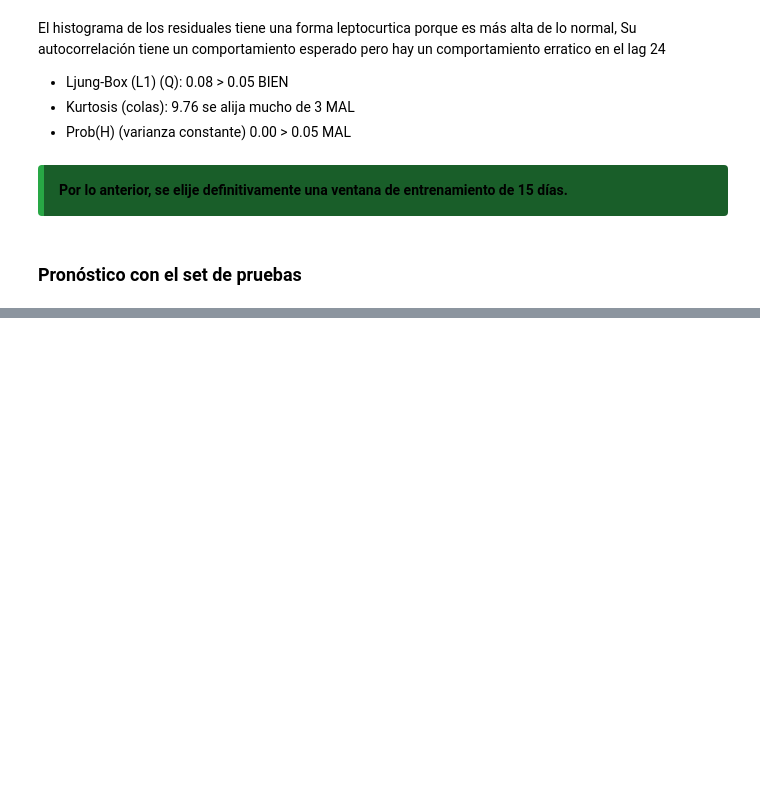
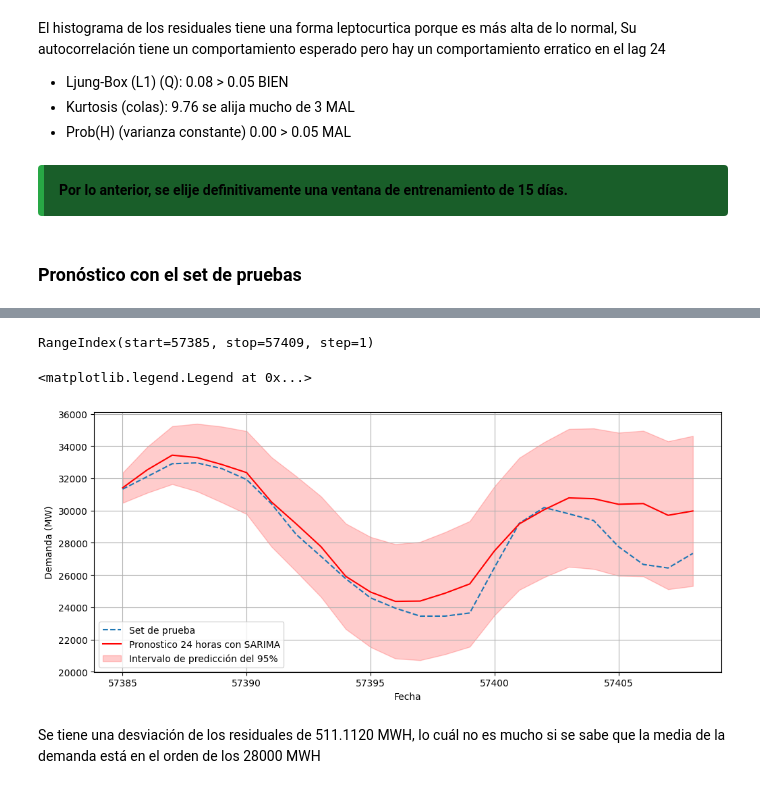
Before and after one commit to JairRamosG/Demanda_Energetica_SARIMA, a Jupyter notebook: notebooks/03_Modelos.ipynb, the cells around one changed output, grey strips where cells are left out. Saved outputs shown, nothing was run; the diff lists cells and outputs as text; code cells hidden in the pictures; blank space fills up the shorter version.

Commit message:
Generación del pronostico

```diff
--- a/notebooks/03_Modelos.ipynb
+++ b/notebooks/03_Modelos.ipynb
@@ -452,3 +451,23 @@ El histograma de los residuales tiene una forma leptocurtica porque es más alta
 </div>
 # %% [markdown]
 ### Pronóstico con el set de pruebas
+# %%
+p = 2
+d = 0
+q = 0
+P = 1
+D = 0
+Q = 0
+m = 24
+VENTANA = m*15
+
+train_ventana = df_train[-VENTANA:]
+modelo = SARIMAX(train_ventana['y'],
+                order=(p,d,q),
+                seasonal_order=(P,D,Q,m),
+                enforce_stationarity=False,
+                ).fit(disp=False)
+
+prons = modelo.get_forecast(steps=H)
+prons_df = prons.summary_frame(alpha=0.05)
+prons_df.head()
@@ -454,0 +481,24 @@ El histograma de los residuales tiene una forma leptocurtica porque es más alta
+# %%
+prons_df.index
+# %% [output]
+RangeIndex(start=57385, stop=57409, step=1)
+# %%
+# Graficar serie de prueba, pronósticos e intervalo de predicción
+fig, ax = plt.subplots(figsize=(12,5))
+sns.lineplot(df_test['y'], linestyle='--', label='Set de prueba')
+sns.lineplot(prons_df, x=prons_df.index, y="mean", color='red', label=f'Pronostico {H} horas con SARIMA')
+plt.fill_between(x=prons_df.index,
+                y1=prons_df["mean_ci_lower"],
+                y2=prons_df["mean_ci_upper"],
+                color = 'red',
+                alpha = 0.2,
+                label="Intervalo de predicción del 95%")
+ax.set_xlabel('Fecha')
+ax.set_ylabel('Demanda (MW)')
+ax.grid(True)
+ax.legend(loc="lower left")
+# %% [output]
+<matplotlib.legend.Legend at 0x...>
+[figure, added]
+# %% [markdown]
+Se tiene una desviación de los residuales de 511.1120 MWH, lo cuál no es mucho si se sabe que la media de la demanda está en el orden de los 28000 MWH
```
Also changed, not shown: parts of 2 cells of this notebook.
